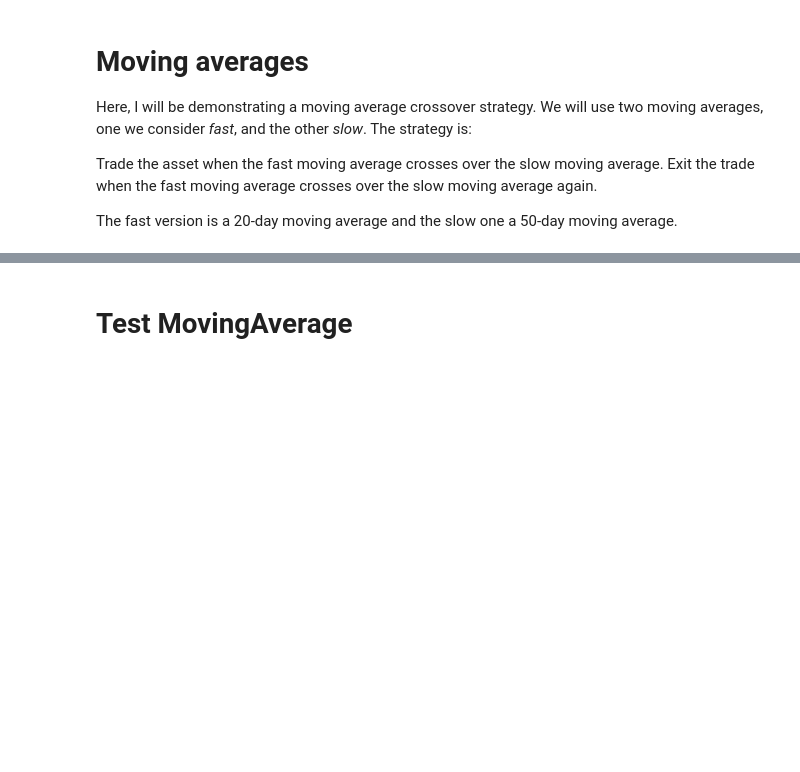
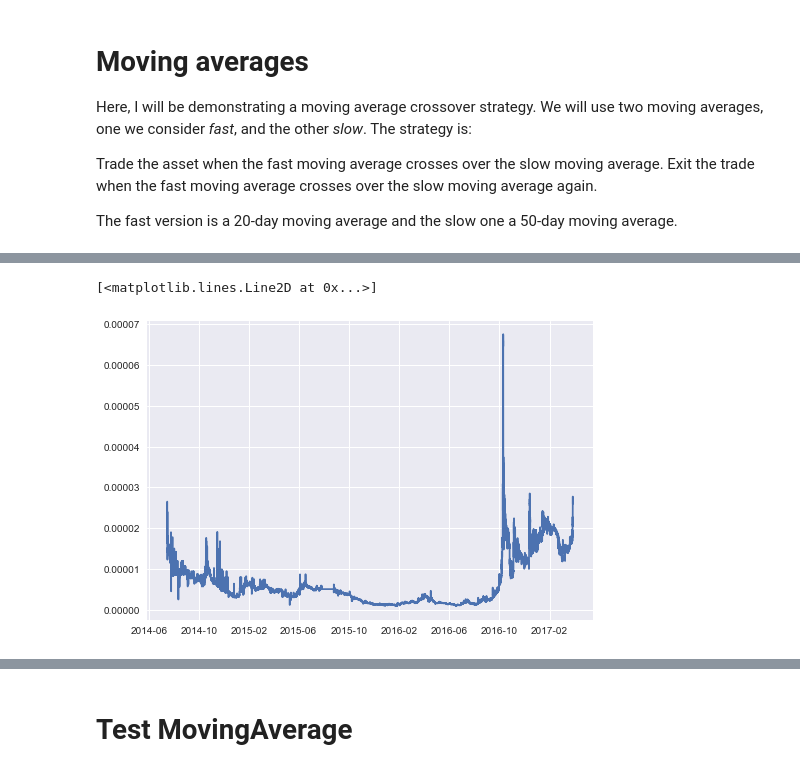
Before and after one commit to tobiasraabe/crypto, a Jupyter notebook: src/exploration/prediction_moving_average.ipynb, the cells around one changed output, grey strips where cells are left out. Cells and saved outputs as stored; diff of their text form; code cells hidden in the pictures; blank space fills up the shorter version.

```diff
--- a/src/exploration/prediction_moving_average.ipynb
+++ b/src/exploration/prediction_moving_average.ipynb
@@ -58,0 +74,5 @@ for fast, slow in [[1, 50], [2, 5], [5, 10], [10, 20], [15, 30], [20, 50], [50,
+# %%
+plt.plot(chart)
+# %% [output]
+[<matplotlib.lines.Line2D at 0x...>]
+[figure, added]
```
Also changed, not shown: parts of 14 cells of this notebook, 16 other files.
